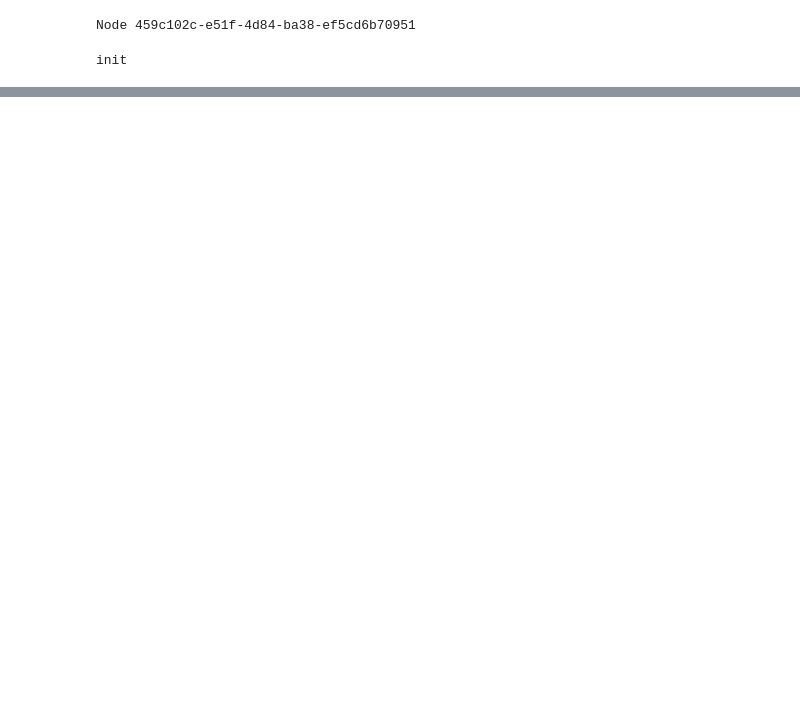
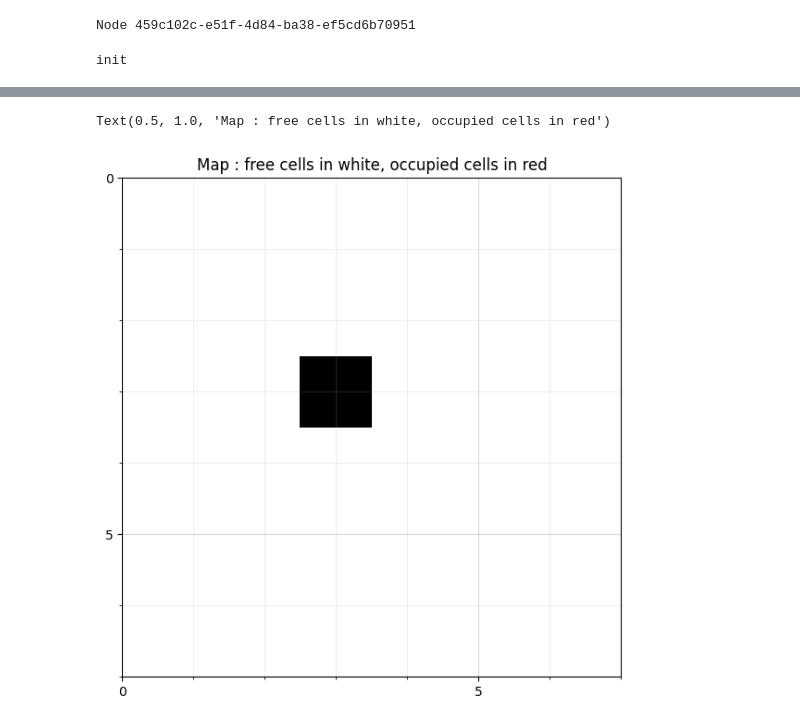
Before and after one commit to fra-mgl/BOMR-project, a Jupyter notebook: main.ipynb, the cells around one changed output, grey strips where cells are left out. Cells and saved outputs as stored; diff of their text form; code cells hidden in the pictures; blank space fills up the shorter version.

```diff
--- a/main.ipynb
+++ b/main.ipynb
@@ -54,6 +41,6 @@ aw(node.set_variables(v))
 # %%
 # lock the camera resource
-cap = VideoCapture(0)
+cap = VideoCapture(1)
 # %%
 grid = None
 obs = []
@@ -131,17 +105,21 @@ def create_empty_plot(width, height):
 
         return fig, ax
 # %%
-max_val = grid_height_cells  # here, we suppose a squared environment
-fig, ax = create_empty_plot(max_val)
+width = 7
+height = 7
+fig, ax = create_empty_plot(width,height)
 
 # set plot origin to top left
-plt.xlim(0, max_val)
-plt.ylim(max_val, 0)
+plt.xlim(0, width)
+plt.ylim(height, 0)
 
 # Displaying the map
 cmap = colors.ListedColormap(['white', 'black'])
 ax.imshow(obs_grid, cmap=cmap)
 plt.title("Map : free cells in white, occupied cells in red")
+# %% [output]
+Text(0.5, 1.0, 'Map : free cells in white, occupied cells in red')
+[figure, added]
 # %%
 # List of all coordinates in the grid
 #max_val is the size of the map
```
Also changed, not shown: parts of 21 cells of this notebook, 7 other files.
